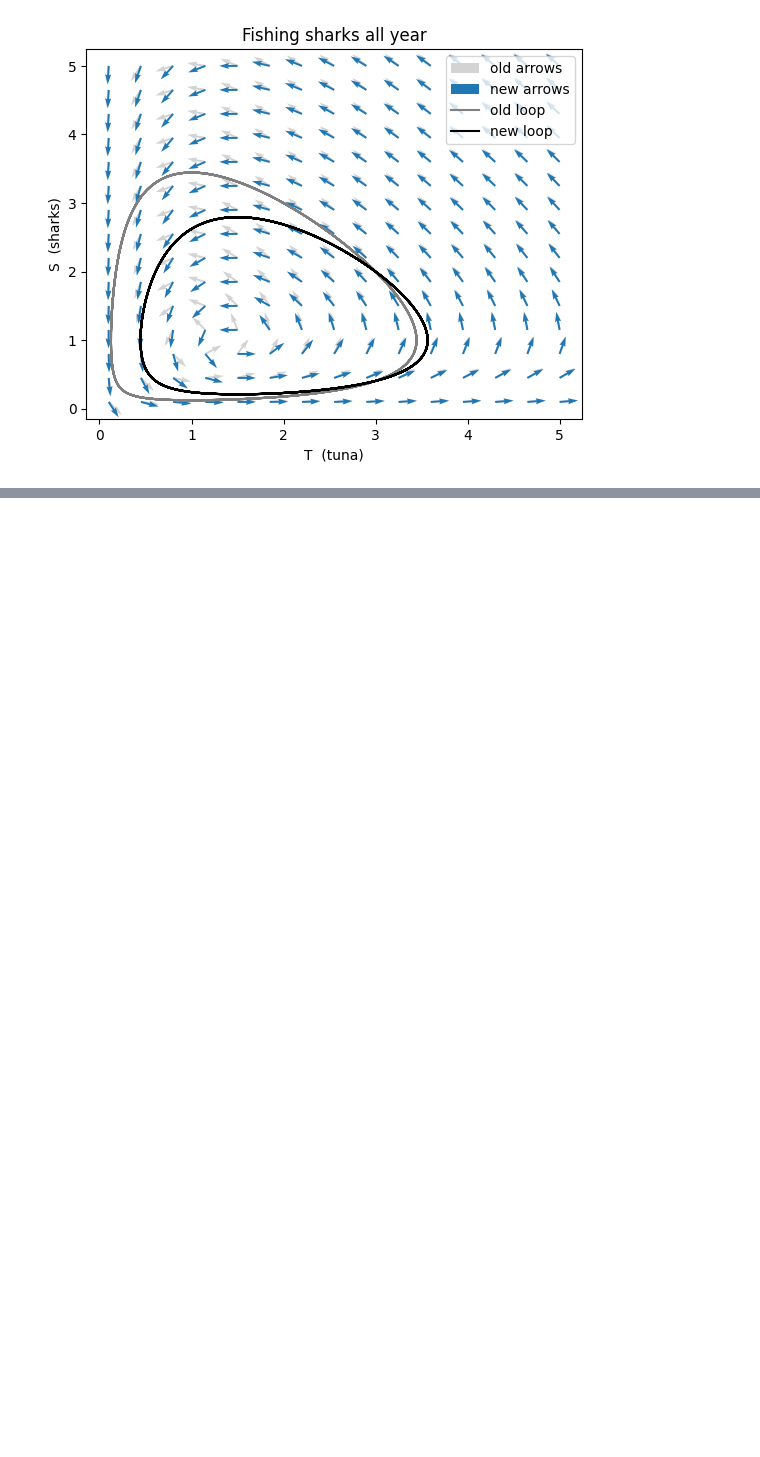
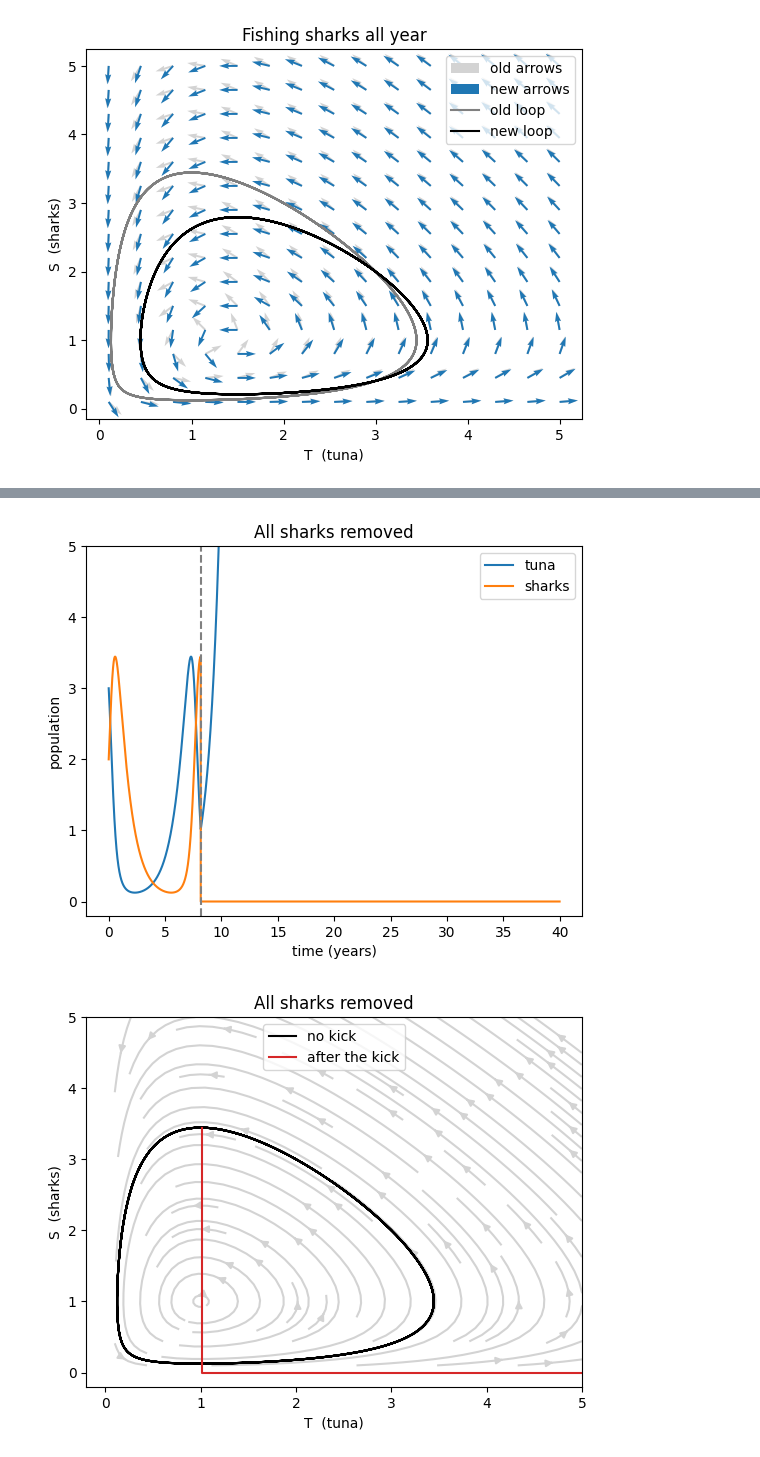
Before and after one commit to jbrown54-oss/Population-Dynamics, a Jupyter notebook: notebooks/shark-tuna-model.ipynb, the cells around one changed output, grey strips where cells are left out. Cells and saved outputs as stored; diff of their text form; code cells hidden in the pictures; blank space fills up the shorter version.

Commit message:
Add complete decline perturbation
Co-Authored-By: Claude Opus 5.5 <noreply@anthropic.com>

```diff
--- a/notebooks/shark-tuna-model.ipynb
+++ b/notebooks/shark-tuna-model.ipynb
@@ -286,0 +298,29 @@ for title, f_S, f_T in [('Fishing tuna all year', 0, 0.5),
+# %%
+for title, keep_S, keep_T in [('All sharks removed', 0, 1),
+                              ('All tuna removed', 1, 0)]:
+    tp, Sp, Tp = perturb(t_top, keep_S, keep_T)
+    after = tp >= t_top
+
+    plt.plot(tp, Tp, 'C0', label='tuna')
+    plt.plot(tp, Sp, 'C1', label='sharks')
+    plt.axvline(t_top, color='gray', linestyle='--')
+    plt.ylim(-0.2, 5)
+    plt.xlabel('time (years)')
+    plt.ylabel('population')
+    plt.title(title)
+    plt.legend()
+    plt.show()
+
+    plt.streamplot(Tg, Sg, dT, dS, color='lightgray')
+    plt.plot(T, S, 'k', label='no kick')
+    plt.plot(Tp[after], Sp[after], 'C3', label='after the kick')
+    plt.xlim(-0.2, 5)
+    plt.ylim(-0.2, 5)
+    plt.xlabel('T  (tuna)')
+    plt.ylabel('S  (sharks)')
+    plt.title(title)
+    plt.legend()
+    plt.show()
+# %% [output]
+[figure, added]
+[figure, added]
```
Also changed, not shown: parts of 3 cells of this notebook, 1 other file.
